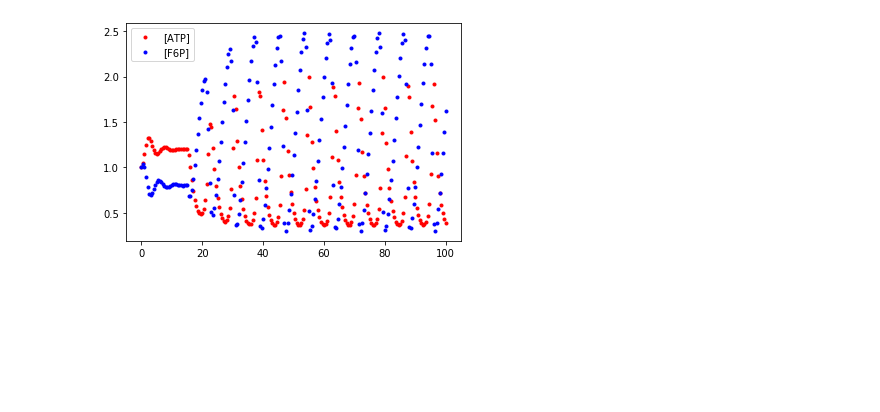
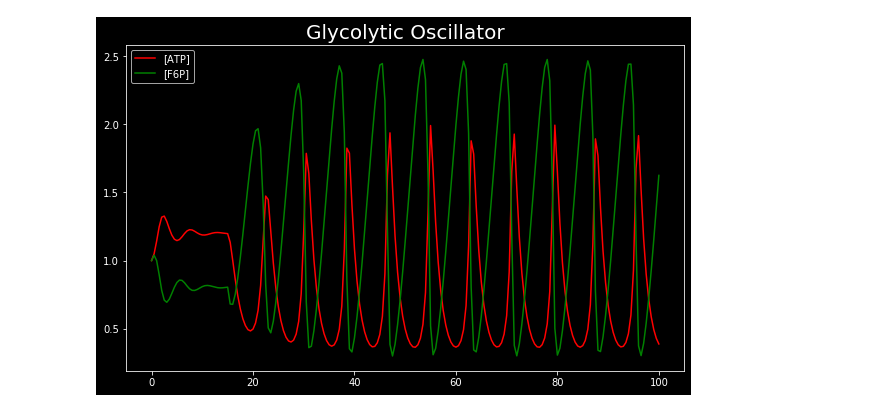
Before and after one commit to TSMUCDMSE/ECH60-Project-3, a Jupyter notebook: Project3.ipynb, the cells around one changed output. Saved outputs shown, nothing was run; the diff lists cells and outputs as text; code cells hidden in the pictures; blank space fills up the shorter version.

```diff
--- a/Project3.ipynb
+++ b/Project3.ipynb
@@ -1,6 +1,7 @@
 # %%
 import numpy as np
 import matplotlib.pyplot as plt
+plt.style.use('dark_background')
 # %%
 ##Part A
 
@@ -103,33 +106,35 @@ for i in range(len(t)-1):
         ATP[i+1]=ATP[i]+h*kA
         F6P[i+1]=F6P[i]+h*kF
 
     if i >= 30:
         b = 0.8
 
         # RK4 substeps
         kA1=dA(ATP[i],F6P[i],t[i])
         kF1=dF(ATP[i],F6P[i],t[i])
 
         kA2=dA(ATP[i]+h*kA1/2,F6P[i]+h*kF1/2,t[i]+h/2)
         kF2=dF(ATP[i]+h*kA1/2,F6P[i]+h*kF1/2,t[i]+h/2)
 
         kA3=dA(ATP[i]+h*kA2/2,F6P[i]+h*kF2/2,t[i]+h/2)
         kF3=dF(ATP[i]+h*kA2/2,F6P[i]+h*kF2/2,t[i]+h/2)
 
         kA4=dA(ATP[i]+h*kA3,F6P[i]+h*kF3,t[i]+h/2)
         kF4=dF(ATP[i]+h*kA3,F6P[i]+h*kF3,t[i]+h/2)
 
         # weighted average
         kA=(kA1+2*kA2+2*kA3+kA4)/6
         kF=(kF1+2*kF2+2*kF3+kF4)/6
 
         # jump with modified average slope
         ATP[i+1]=ATP[i]+h*kA
         F6P[i+1]=F6P[i]+h*kF
 
-plt.plot(t,ATP,'r.',label= "[ATP]")
-plt.plot(t,F6P,'b.',label= "[F6P]")
+plt.figure(figsize=(10,6))
+plt.plot(t,ATP,'r-',label= "[ATP]")
+plt.plot(t,F6P,'g-',label= "[F6P]")
+plt.title('Glycolytic Oscillator',size=20)
 plt.legend()
 plt.show()
 # %% [output]
-[figure, old version]
+[figure, new version]
```
Also changed, not shown: parts of 1 cell of this notebook.
